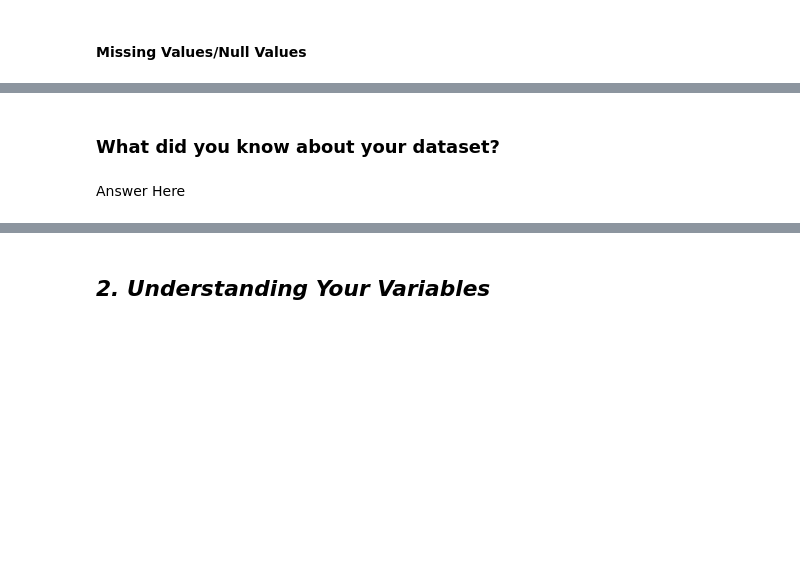
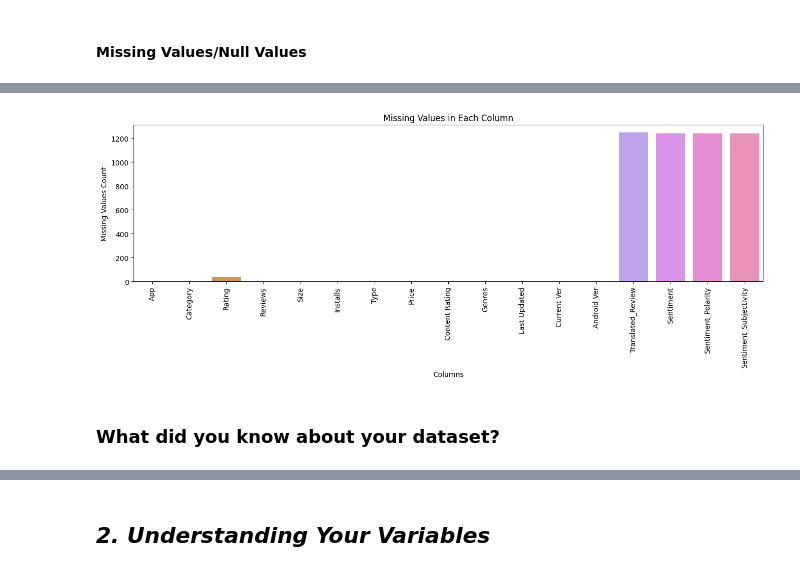
Before and after one commit to Himanshu-Bytes/Play-Store-App-Review-Analysis, a Jupyter notebook: Play_Store_App_Review_Analysis_EDA_Project.ipynb, the cells around one changed output, grey strips where cells are left out. Cells and saved outputs as stored; diff of their text form; code cells hidden in the pictures; blank space fills up the shorter version.

Commit message:
2nd Commit - Created using Colaboratory

```diff
--- a/Play_Store_App_Review_Analysis_EDA_Project.ipynb
+++ b/Play_Store_App_Review_Analysis_EDA_Project.ipynb
@@ -111,2 +131,6 @@ from datetime import datetime
+# %%
+# Loading both the Datasets
+play_store_df = pd.read_csv("/content/Play Store Data.csv")
+user_reviews_df = pd.read_csv("/content/User Reviews.csv")
 # %% [markdown]
 ### Dataset First View
@@ -115,2 +137,6 @@ from datetime import datetime
+# %%
+# Dataset First Look - After merging both the datsets
+merged_df = pd.merge(play_store_df, user_reviews_df, on = "App")
+display(merged_df)
 # %% [markdown]
 ### Dataset Rows & Columns count
@@ -127,4 +165,10 @@ from datetime import datetime
+# %%
+# Removing the duplicate values
+merged_df.drop_duplicates(inplace = True)
+display(merged_df)
 # %% [markdown]
 #### Missing Values/Null Values
 # %%
 # Missing Values/Null Values Count
+missing_values = merged_df.isnull().sum()
+print(missing_values)
@@ -133,4 +194,13 @@ from datetime import datetime
+# %%
+# Visualizing the missing values using the bar plot
+plt.figure(figsize = (16, 4))
+sns.barplot( x = missing_values.index, y = missing_values.values)
+plt.xticks(rotation = 90)
+plt.xlabel("Columns")
+plt.ylabel("Missing Values Count")
+plt.title("Missing Values in Each Column")
+plt.show()
+# %% [output]
+[figure, added]
 # %% [markdown]
 ### What did you know about your dataset?
-# %% [markdown]
-Answer Here
```
Also changed, not shown: parts of 20 cells of this notebook.
